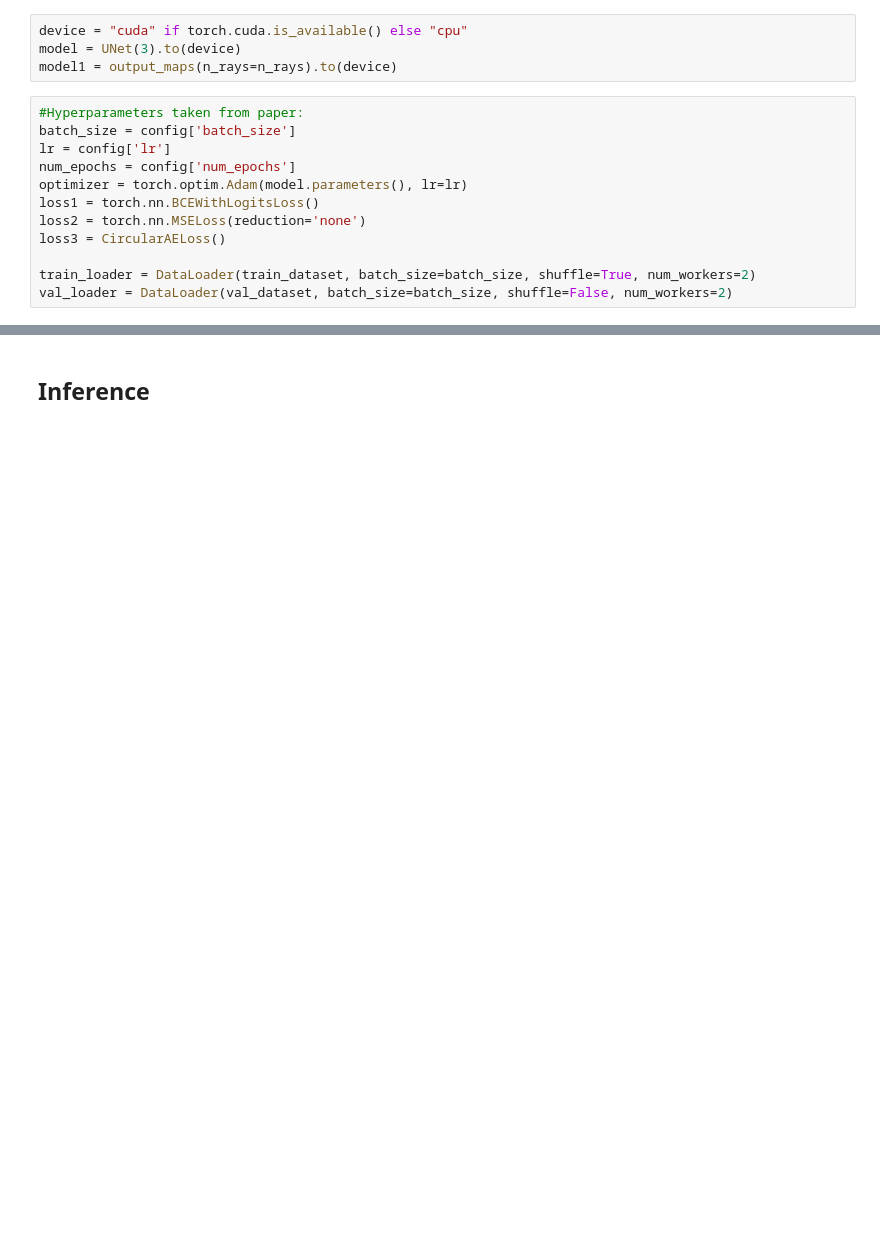
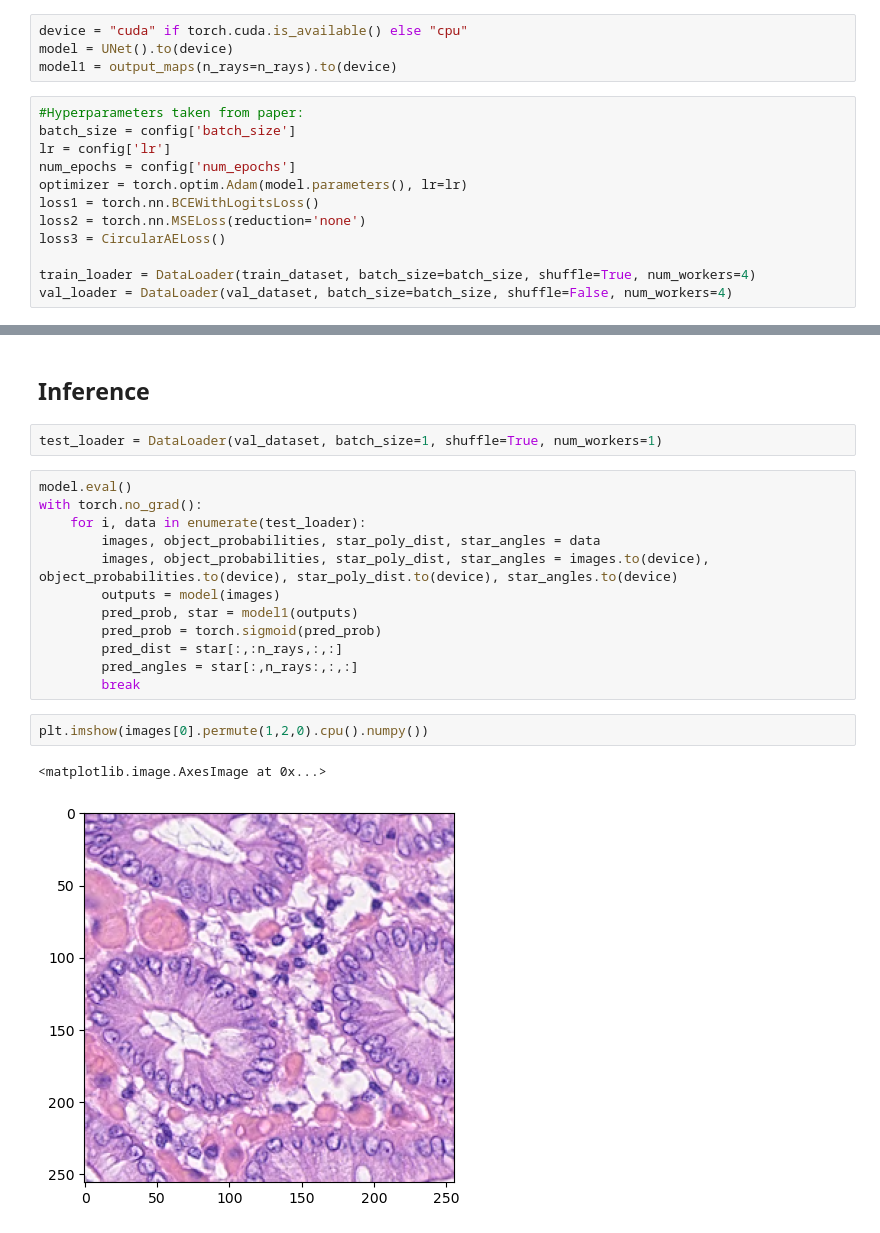
Before and after one commit to NischalSuresh/StarDist-Lizard, a Jupyter notebook: main.ipynb, the cells around one changed output, grey strips where cells are left out. Drawn from its saved outputs; the diff is of its cells as text; blank space fills up the shorter version.

```diff
--- a/main.ipynb
+++ b/main.ipynb
@@ -81,6 +65,6 @@ torch.Size([256, 256, 32])
 # %%
 device = "cuda" if torch.cuda.is_available() else "cpu"
-model = UNet(3).to(device)
+model = UNet().to(device)
 model1 = output_maps(n_rays=n_rays).to(device)
 # %%
 #Hyperparameters taken from paper:
@@ -92,5 +76,5 @@ loss1 = torch.nn.BCEWithLogitsLoss()
 loss2 = torch.nn.MSELoss(reduction='none')
 loss3 = CircularAELoss()
 
-train_loader = DataLoader(train_dataset, batch_size=batch_size, shuffle=True, num_workers=2)
-val_loader = DataLoader(val_dataset, batch_size=batch_size, shuffle=False, num_workers=2)
+train_loader = DataLoader(train_dataset, batch_size=batch_size, shuffle=True, num_workers=4)
+val_loader = DataLoader(val_dataset, batch_size=batch_size, shuffle=False, num_workers=4)
@@ -206,2 +182,21 @@ torch.save(model.state_dict(), './output/weights/model.pth')
 # %% [markdown]
 ## Inference
+# %%
+test_loader = DataLoader(val_dataset, batch_size=1, shuffle=True, num_workers=1)
+# %%
+model.eval()
+with torch.no_grad():
+    for i, data in enumerate(test_loader):
+        images, object_probabilities, star_poly_dist, star_angles = data
+        images, object_probabilities, star_poly_dist, star_angles = images.to(device), object_probabilities.to(device), star_poly_dist.to(device), star_angles.to(device)
+        outputs = model(images)
+        pred_prob, star = model1(outputs)
+        pred_prob = torch.sigmoid(pred_prob)
+        pred_dist = star[:,:n_rays,:,:]
+        pred_angles = star[:,n_rays:,:,:]
+        break
+# %%
+plt.imshow(images[0].permute(1,2,0).cpu().numpy())
+# %% [output]
+<matplotlib.image.AxesImage at 0x...>
+[figure, added]
```
Also changed, not shown: parts of 20 cells of this notebook, 3 other files.
